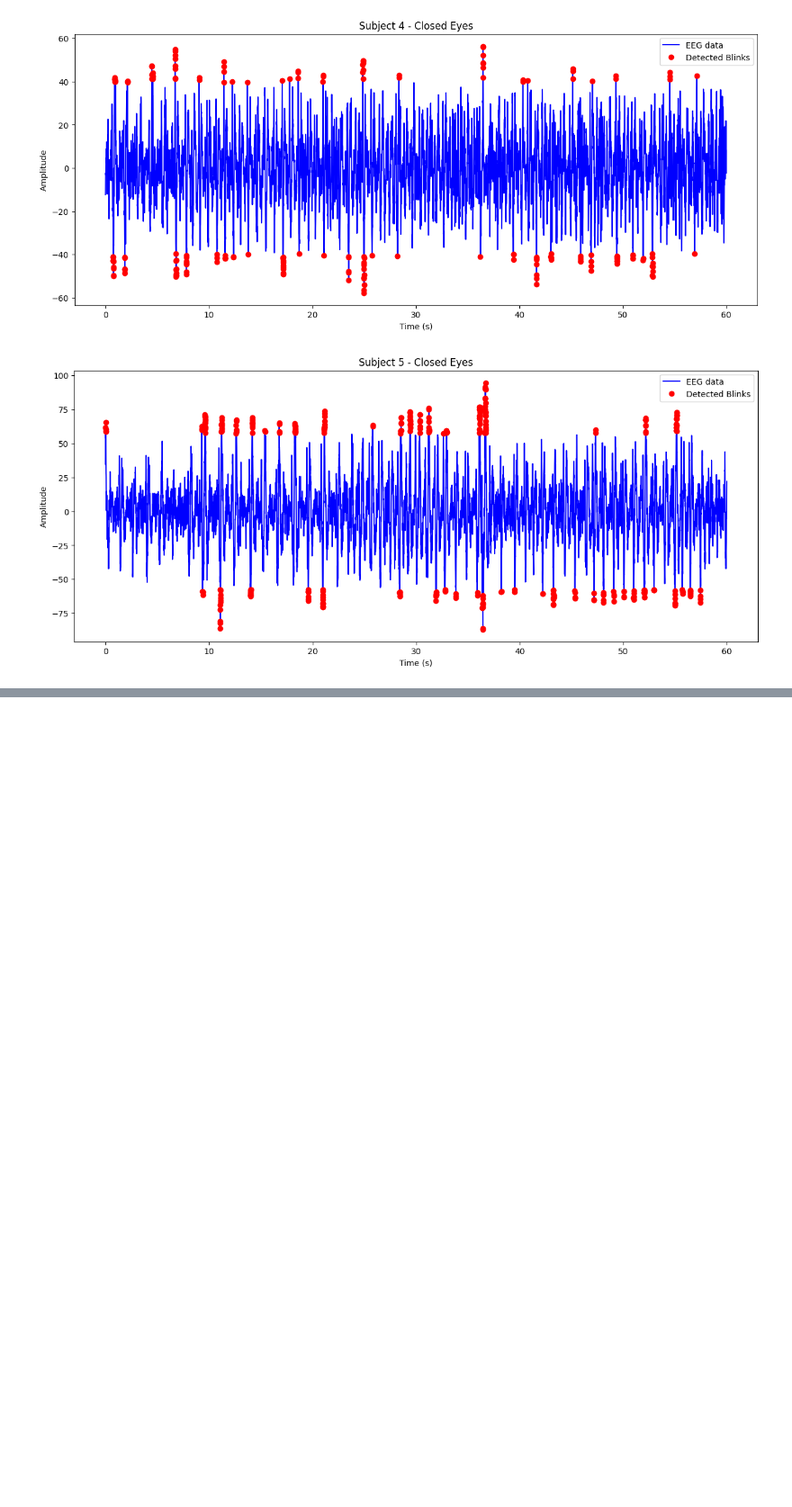
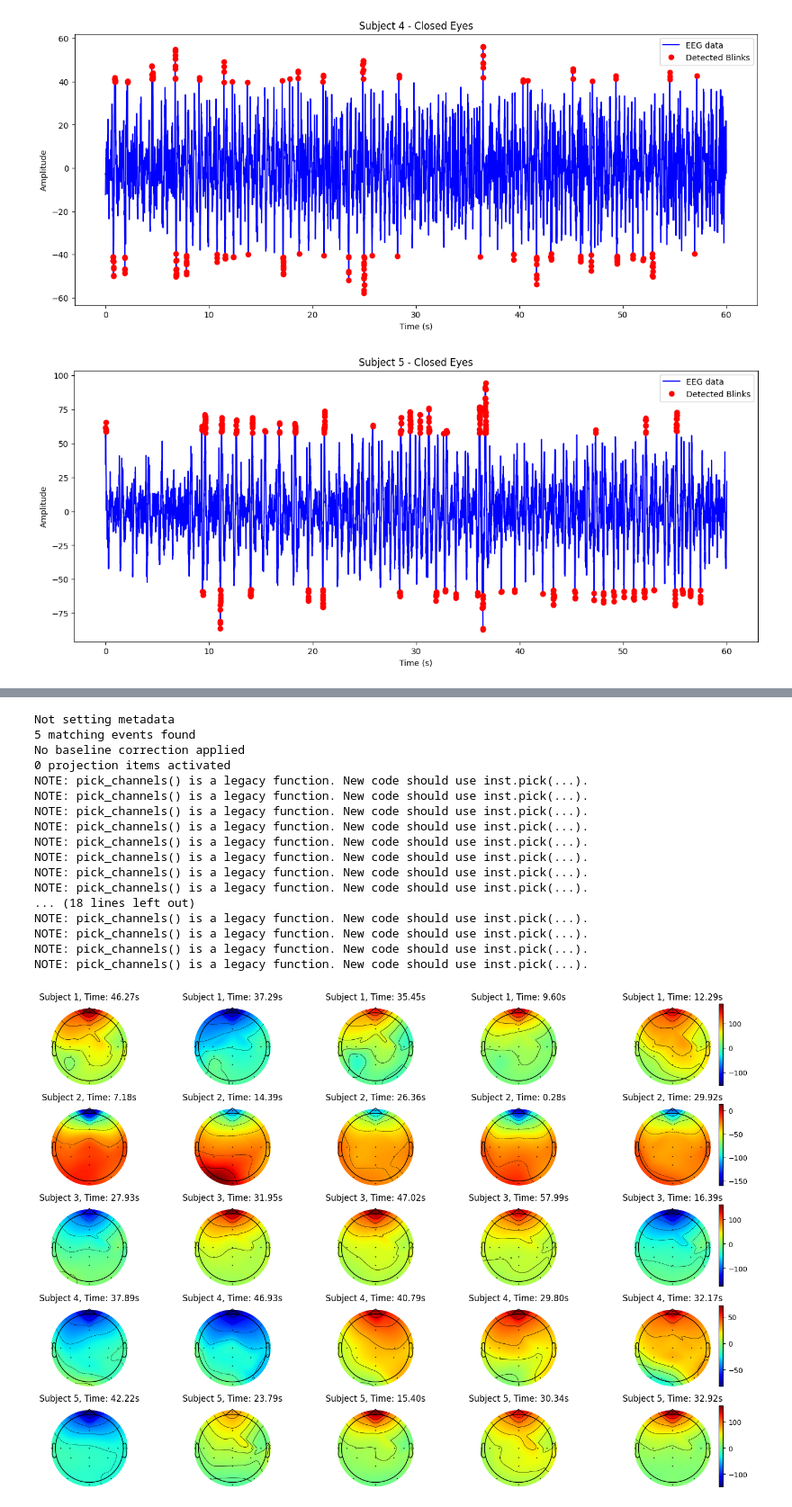
Before and after one commit to maryamnorouzi/Brain-Signal-Processing-, a Jupyter notebook: Brain Signal processing/hw2/HW2_Maryam.ipynb, the cells around one changed output, grey strips where cells are left out. Shown at 90% size. Saved outputs shown, nothing was run; the diff lists cells and outputs as text; code cells hidden in the pictures; blank space fills up the shorter version.

```diff
--- a/Brain Signal processing/hw2/HW2_Maryam.ipynb
+++ b/Brain Signal processing/hw2/HW2_Maryam.ipynb
@@ -385,0 +499,75 @@ for i in range(5):  # 5 subjects
+# %%
+import numpy as np
+import mne
+import matplotlib.pyplot as plt
+
+# Reshape the data to (n_epochs, n_channels, n_times)
+Blink = np.transpose(Blink_np, (0, 2, 1))
+
+# Create an EpochsArray object using your provided info
+events = np.array([[i, 0, 1] for i in range(Blink.shape[0])])
+epochs = mne.EpochsArray(Blink, info, events=events)
+
+# Precompute the global minimum and maximum across subjects and blink times for consistent colormap scaling
+global_vmin = np.inf
+global_vmax = -np.inf
+
+for i in range(Blink.shape[0]):
+    random_blink_times = np.random.choice(blink_times_array[i], 5, replace=False)
+    for blink_time in random_blink_times:
+        time_point = blink_time / epochs.info['sfreq']
+        data = epochs[i].average().data[:, epochs.time_as_index([time_point])[0]]
+        global_vmin = min(global_vmin, data.min())
+        global_vmax = max(global_vmax, data.max())
+
+fig, axs = plt.subplots(Blink.shape[0], 5, figsize=(15, 10))
+
+
+for i in range(Blink.shape[0]):
+    # Randomly select 5 blink times for this subject
+    random_blink_times = np.random.choice(blink_times_array[i], 5, replace=False)
+
+    # Convert sample points to time in seconds
+    random_time_points = random_blink_times / epochs.info['sfreq']
+
+    # Get data values for the randomly selected times and determine their min and max
+    subject_data = epochs[i].average().data # This Evoked object contains the grand average (averaged over trials or epochs) of the data for each channel.
+    subject_values_at_times = [subject_data[:, int(tp * epochs.info['sfreq'])] for tp in random_time_points]
+    subject_vmin = min([np.min(val) for val in subject_values_at_times])
+    subject_vmax = max([np.max(val) for val in subject_values_at_times])
+
+    # For each of these blink times
+    for j, time_point in enumerate(random_time_points):
+        # Plot the topomap for this time point
+        data_at_time = subject_data[:, int(time_point * epochs.info['sfreq'])]
+        im1, _ = mne.viz.plot_topomap(data_at_time, epochs.info, cmap='jet', axes=axs[i, j], show=False)
+        im1.set_clim(subject_vmin, subject_vmax)
+        axs[i, j].set_title(f"Subject {i+1}, Time: {time_point:.2f}s")
+    # fig.colorbar(im1, ax=axes[subject, -1], orientation='vertical', pad=0.1)
+    # plt.colorbar(im1, ax=axes[1])
+    fig.colorbar(im1, ax=axs[i, 4], orientation='vertical', pad=0.05)
+    # Add colorbar manually for the last column
+    # cbar = plt.colorbar(im1, ax=axs[i, 5], orientation="vertical", pad=0.05)
+    # cbar.set_label('uV', rotation=0, labelpad=20)
+
+plt.tight_layout()
+plt.show()
+# %% [output]
+Not setting metadata
+5 matching events found
+No baseline correction applied
+0 projection items activated
+NOTE: pick_channels() is a legacy function. New code should use inst.pick(...).
+NOTE: pick_channels() is a legacy function. New code should use inst.pick(...).
+NOTE: pick_channels() is a legacy function. New code should use inst.pick(...).
+NOTE: pick_channels() is a legacy function. New code should use inst.pick(...).
+NOTE: pick_channels() is a legacy function. New code should use inst.pick(...).
+NOTE: pick_channels() is a legacy function. New code should use inst.pick(...).
+NOTE: pick_channels() is a legacy function. New code should use inst.pick(...).
+NOTE: pick_channels() is a legacy function. New code should use inst.pick(...).
+... (18 lines left out)
+NOTE: pick_channels() is a legacy function. New code should use inst.pick(...).
+NOTE: pick_channels() is a legacy function. New code should use inst.pick(...).
+NOTE: pick_channels() is a legacy function. New code should use inst.pick(...).
+NOTE: pick_channels() is a legacy function. New code should use inst.pick(...).
+[figure, added]
```
Also changed, not shown: parts of 11 cells of this notebook.
